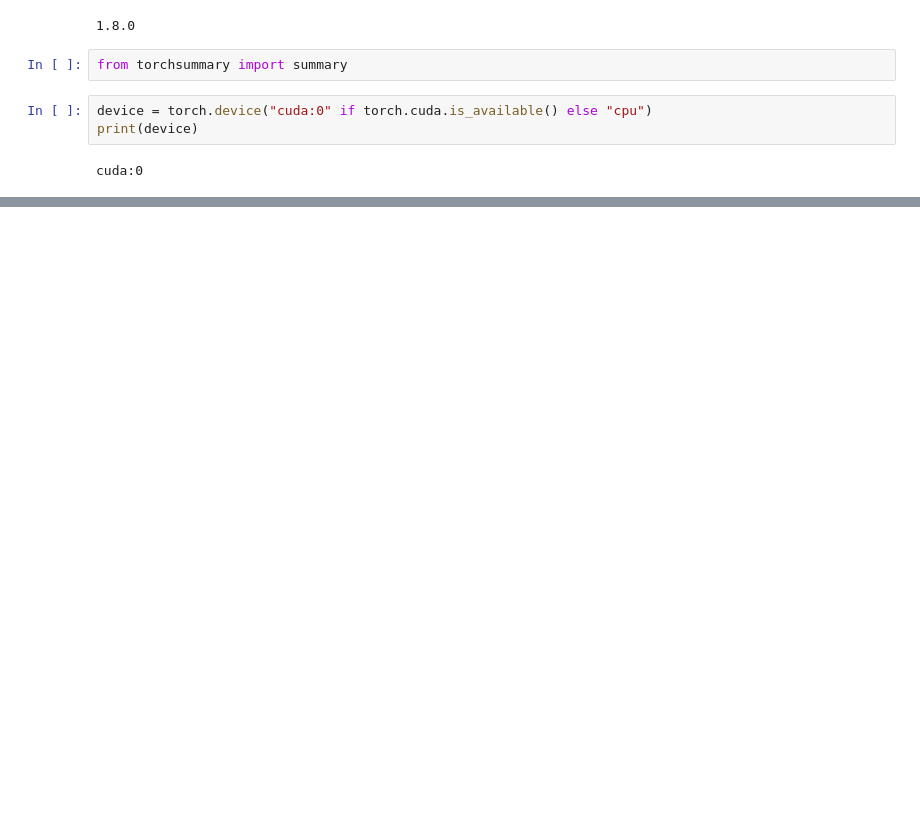
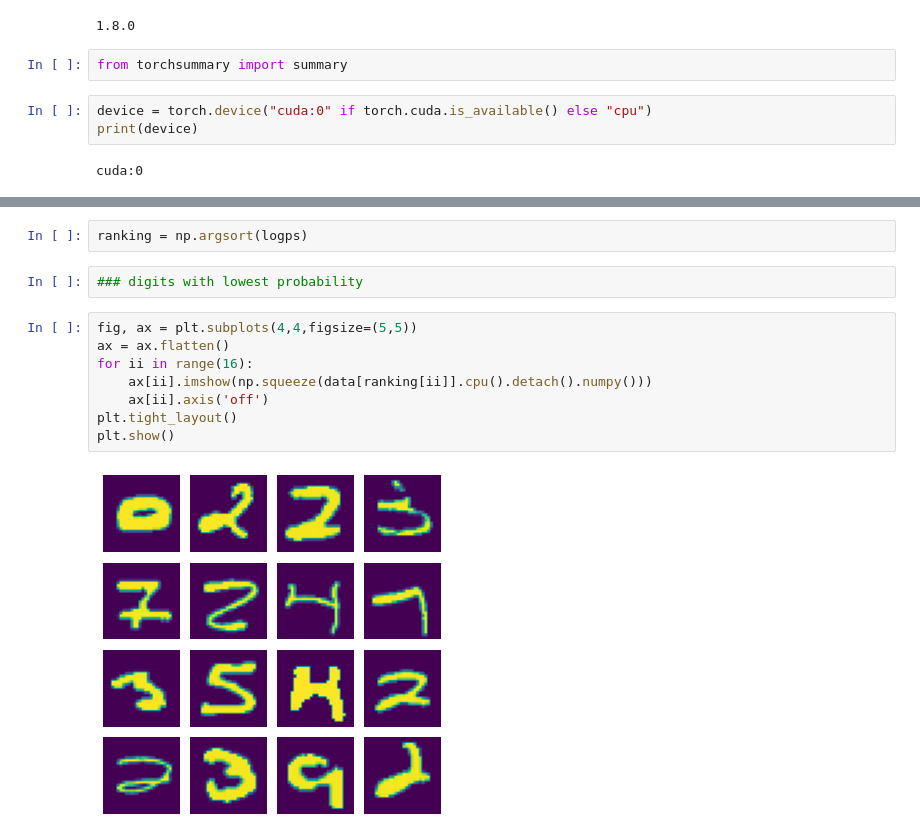
Before and after one commit to VMBoehm/PytorchPAE, a Jupyter notebook: notebooks/Tutorial.ipynb, the cells around one changed output, grey strips where cells are left out. Drawn from its saved outputs; the diff is of its cells as text; blank space fills up the shorter version.

```diff
--- a/notebooks/Tutorial.ipynb
+++ b/notebooks/Tutorial.ipynb
@@ -153,0 +234,14 @@ utils.output_shape
+# %%
+ranking = np.argsort(logps)
+# %%
+### digits with lowest probability
+# %%
+fig, ax = plt.subplots(4,4,figsize=(5,5))
+ax = ax.flatten()
+for ii in range(16):
+    ax[ii].imshow(np.squeeze(data[ranking[ii]].cpu().detach().numpy()))
+    ax[ii].axis('off')
+plt.tight_layout()
+plt.show()
+# %% [output]
+[figure, added]
```
Also changed, not shown: parts of 30 cells of this notebook, 5 other files.
